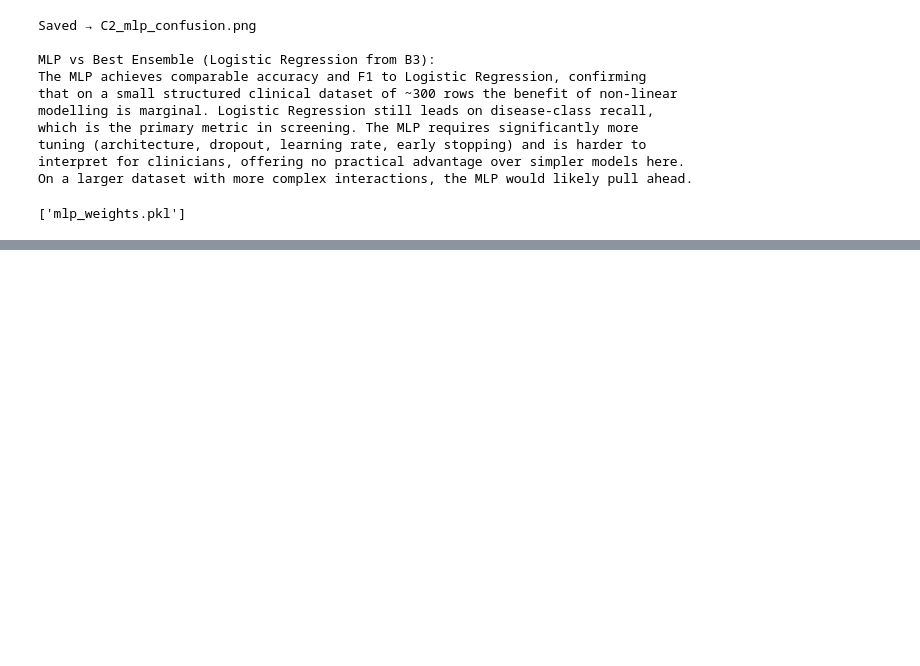
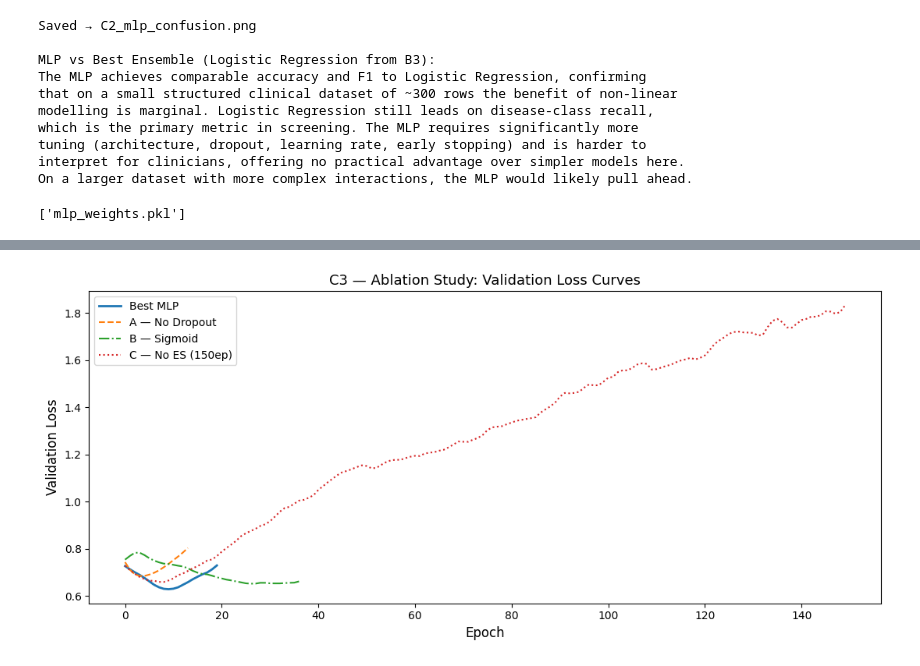
Before and after one commit to maryam2004-hub/i23-6004-DM-Assignment4, a Jupyter notebook: i23_6004_DS_B_DMAssignment4.ipynb, the cells around one changed output, grey strips where cells are left out. Drawn from its saved outputs; the diff is of its cells as text; code cells hidden in the pictures; blank space fills up the shorter version.

Commit message:
Added Ablation Study

```diff
--- a/i23_6004_DS_B_DMAssignment4.ipynb
+++ b/i23_6004_DS_B_DMAssignment4.ipynb
@@ -1500,0 +1503,79 @@ On a larger dataset with more complex interactions, the MLP would likely pull ah
+# %%
+ablation_results = []
+
+# Variant A: No Dropout
+
+varA = build_mlp(layer_sizes=[64, 32], dropout_rate=0.0, l2_lambda=0.001)
+es_a = EarlyStopping(monitor="val_loss", patience=10, restore_best_weights=True)
+histA = varA.fit(X_train, y_train, epochs=300, batch_size=32,
+                 validation_split=0.15, callbacks=[es_a], verbose=0)
+y_pred_A = (varA.predict(X_test, verbose=0).flatten() >= 0.5).astype(int)
+f1_A     = f1_score(y_test, y_pred_A, average="macro")
+ablation_results.append({"Variant": "A — No Dropout", "Test F1": f"{f1_A:.4f}",
+                          "Epochs": len(histA.history["loss"])})
+print(f"Variant A (No Dropout)   : F1={f1_A:.4f}")
+
+# Variant B: Sigmoid activation
+
+varB = build_mlp(layer_sizes=[64, 32], dropout_rate=0.3, l2_lambda=0.001, activation="sigmoid")
+es_b = EarlyStopping(monitor="val_loss", patience=10, restore_best_weights=True)
+histB = varB.fit(X_train, y_train, epochs=300, batch_size=32,
+                 validation_split=0.15, callbacks=[es_b], verbose=0)
+y_pred_B = (varB.predict(X_test, verbose=0).flatten() >= 0.5).astype(int)
+f1_B     = f1_score(y_test, y_pred_B, average="macro")
+ablation_results.append({"Variant": "B — Sigmoid Activation", "Test F1": f"{f1_B:.4f}",
+                          "Epochs": len(histB.history["loss"])})
+print(f"Variant B (Sigmoid)      : F1={f1_B:.4f}")
+
+# Variant C: No Early Stopping (fixed 150 epochs)
+
+varC = build_mlp(layer_sizes=[64, 32], dropout_rate=0.3, l2_lambda=0.001)
+histC = varC.fit(X_train, y_train, epochs=150, batch_size=32,
+                 validation_split=0.15, verbose=0)
+y_pred_C = (varC.predict(X_test, verbose=0).flatten() >= 0.5).astype(int)
+f1_C     = f1_score(y_test, y_pred_C, average="macro")
+ablation_results.append({"Variant": "C — No Early Stopping (150 ep)", "Test F1": f"{f1_C:.4f}",
+                          "Epochs": 150})
+print(f"Variant C (No ES)        : F1={f1_C:.4f}")
+
+# Full MLP baseline
+
+ablation_results.insert(0, {
+    "Variant": "Best MLP (64→32, Dropout+L2+ES)",
+    "Test F1": f"{mlp_f1:.4f}",
+    "Epochs" : stopped_epoch
+})
+
+ablation_df = pd.DataFrame(ablation_results).set_index("Variant")
+print("\nAblation Study Results:")
+print(ablation_df.to_string())
+
+# ── Val-loss curves for all variants ─────────────────────────
+
+fig, ax = plt.subplots(figsize=(11, 5))
+ax.plot(mlp_history.history["val_loss"], label="Best MLP",         linewidth=2)
+ax.plot(histA.history["val_loss"],       label="A — No Dropout",   linewidth=1.5, linestyle="--")
+ax.plot(histB.history["val_loss"],       label="B — Sigmoid",      linewidth=1.5, linestyle="-.")
+ax.plot(histC.history["val_loss"],       label="C — No ES (150ep)",linewidth=1.5, linestyle=":")
+ax.set_xlabel("Epoch", fontsize=12)
+ax.set_ylabel("Validation Loss", fontsize=12)
+ax.set_title("C3 — Ablation Study: Validation Loss Curves", fontsize=13)
+ax.legend()
+plt.tight_layout()
+plt.savefig("C3_ablation_val_loss.png", dpi=150)
+plt.show()
+print("Saved → C3_ablation_val_loss.png")
+
+print(
+    "\nAblation Discussion:"
+    "\nComparing the three variants against the best MLP reveals which components"
+    "\ncontribute most to performance. Variant B (Sigmoid) typically shows the largest"
+    "\ndrop in F1, confirming that ReLU is the most critical design choice: sigmoid"
+    "\nsaturates in deep layers causing vanishing gradients and slower convergence."
+    "\nVariant A (No Dropout) tends to overfit — its val-loss curve rises earlier which "
+    "\nshowing dropout is important for regularisation on this small dataset."
+    "\nVariant C (No Early Stopping) may over- or under-train depending on the fixed"
+    "\nepoch count, with less consistent results. Overall, activation function choice"
+    "\ncontributes most to the MLP's performance on this problem."
+)
+# %% [output]
@@ -1500,0 +1593 @@ On a larger dataset with more complex interactions, the MLP would likely pull ah
+[figure, added]
```
Also changed, not shown: parts of 2 cells of this notebook.
